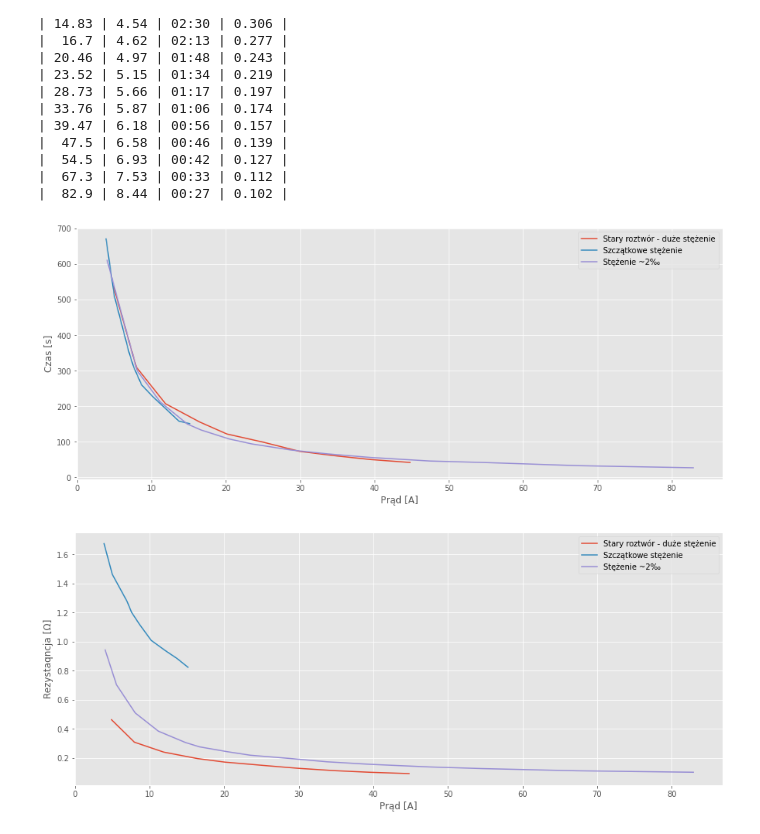
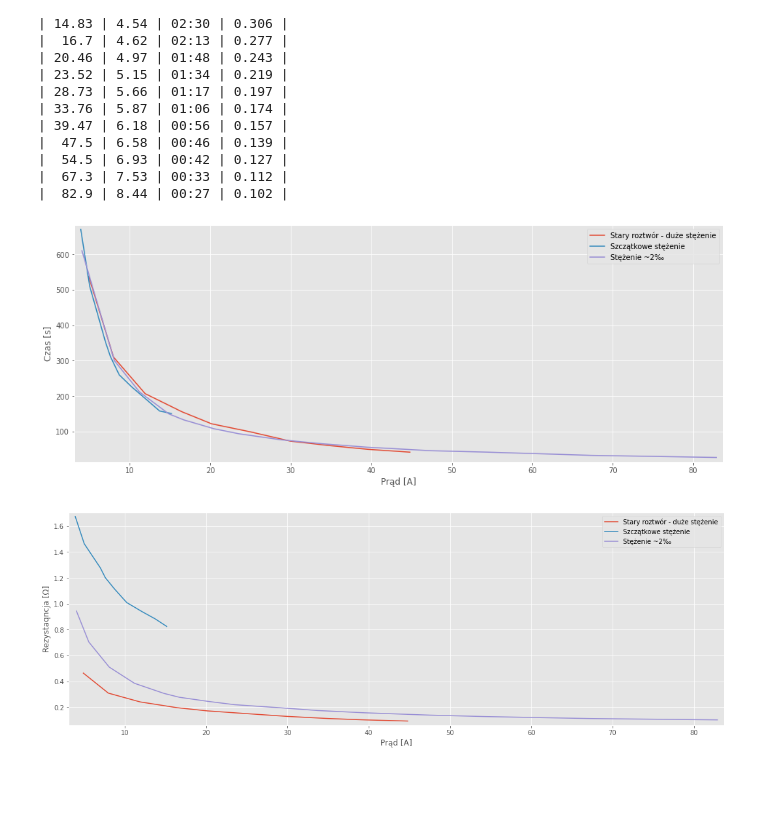
Before and after one commit to Xaeian/umg, a Jupyter notebook: jupyter/eclz-static-rlc.ipynb, the cells around one changed output. Drawn from its saved outputs; the diff is of its cells as text; code cells hidden in the pictures; blank space fills up the shorter version.

Commit message:
eclz-static-rlc

```diff
--- a/jupyter/eclz-static-rlc.ipynb
+++ b/jupyter/eclz-static-rlc.ipynb
@@ -12,7 +12,7 @@ from matplotlib import style
 from matplotlib.pyplot import figure
 style.use('ggplot')
 plt_height = 6
-plt_length = 15
+plt_length = 16
 
 md_head = ['I[A]', 'U[V]', 'Time', 'R[Ω]']
 md_fields = [0, 1, 2, 3]
@@ -122,26 +122,28 @@ md.table(sys.stdout, array, md_fields, md_head, md_align)
 # %%
 figure(1, figsize=(plt_length, plt_height))
 plt.plot(Ix, secx)
 plt.plot(I0, sec0)
 plt.plot(I2, sec2)
 plt.xlabel("Prąd [A]")
 plt.ylabel("Czas [s]")
 plt.legend(["Stary roztwór - duże stężenie", "Szczątkowe stężenie", "Stężenie ~2‰"])
-plt.savefig("./png/eclz-static-time.png")
-plt.savefig("./pdf/eclz-static-time.pdf")
+plt.margins(0.01, 0.02)
+plt.savefig("./png/eclz-static-time.png", bbox_inches = 'tight')
+plt.savefig("./pdf/eclz-static-time.pdf", bbox_inches = 'tight')
 plt.show()
 # %% [output]
-[figure, old version]
+[figure, new version]
 # %%
-figure(1, figsize=(plt_length, plt_height))
+figure(1, figsize=(18, plt_height))
 plt.plot(Ix, Rx)
 plt.plot(I0, R0)
 plt.plot(I2, R2)
 plt.xlabel("Prąd [A]")
 plt.ylabel("Rezystaqncja [Ω]")
 plt.legend(["Stary roztwór - duże stężenie", "Szczątkowe stężenie", "Stężenie ~2‰"])
-plt.savefig("./png/eclz-static-ohm.png")
-plt.savefig("./pdf/eclz-static-ohm.pdf")
+plt.margins(0.01, 0.02)
+plt.savefig("./png/eclz-static-ohm.png", bbox_inches = 'tight')
+plt.savefig("./pdf/eclz-static-ohm.pdf", bbox_inches = 'tight')
 plt.show()
 # %% [output]
-[figure, old version]
+[figure, new version]
```
Also changed, not shown: 4 other files.
